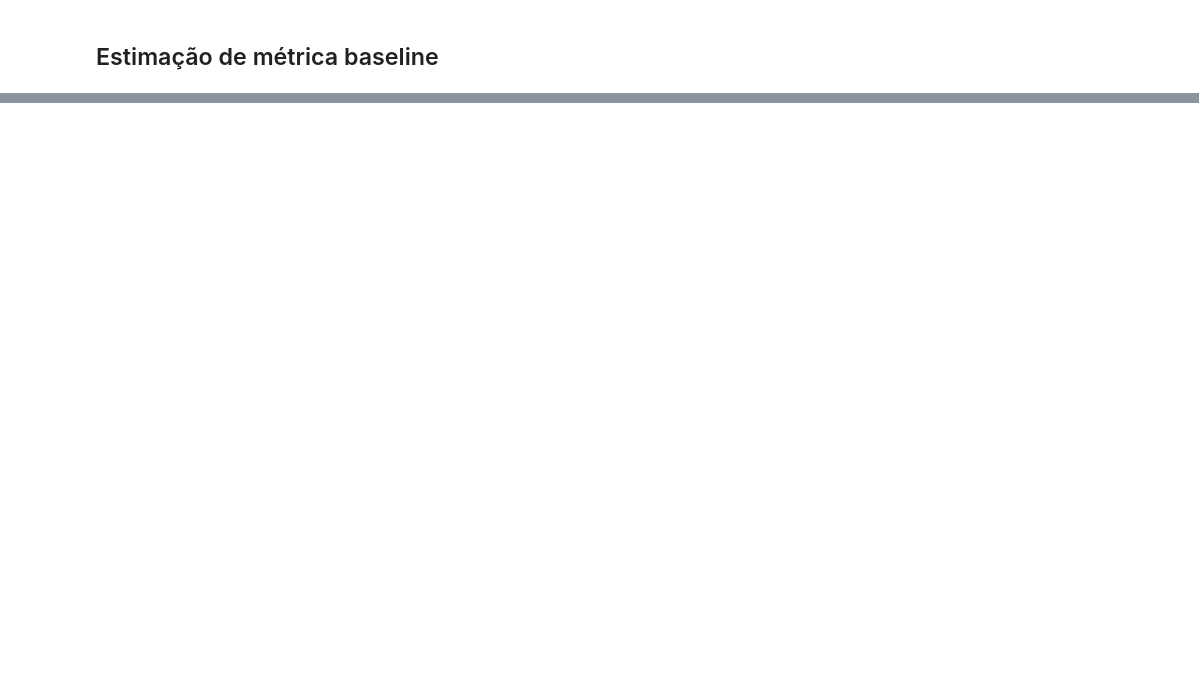
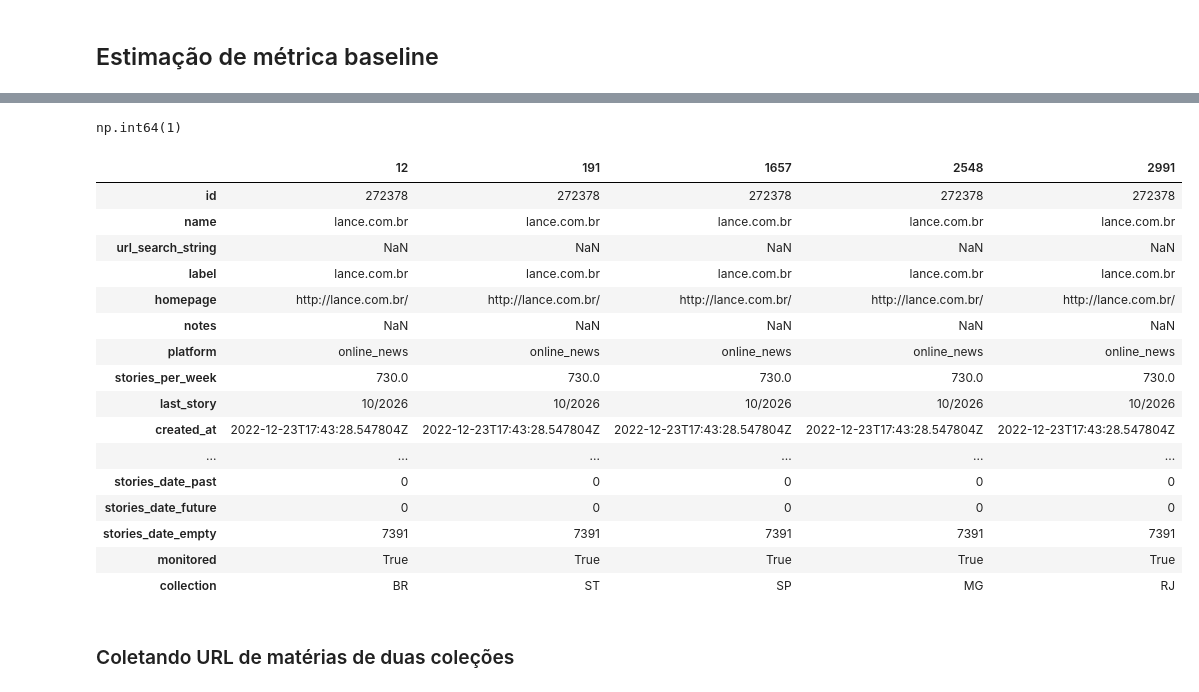
Before and after one commit to cewebbr/cordata, a Jupyter notebook: analises/90_analises-para-automatizacao-jornalismo.ipynb, the cells around one changed output, grey strips where cells are left out. Cells and saved outputs as stored; diff of their text form; code cells hidden in the pictures; blank space fills up the shorter version.

```diff
--- a/analises/90_analises-para-automatizacao-jornalismo.ipynb
+++ b/analises/90_analises-para-automatizacao-jornalismo.ipynb
@@ -117,0 +274,20 @@ accuracy_score(y_true, y_pred)
+# %%
+# Listando arquivos das coleções:
+national_files = ["../dados/mediacloud/brutos/collections/collection-34412257-brazil_national.csv",
+                  "../dados/mediacloud/brutos/collections/collection-38379250-brazil_state_local.csv"]
+
+collection_files = glob('../dados/mediacloud/brutos/collections/*.csv')
+uf_collection_files = [collection for collection in collection_files if collection not in national_files]
+# %%
+# Carrega coleções gerais:
+br_sources_df = pd.read_csv(national_files[0])
+br_sources_df['collection'] = 'BR'
+st_sources_df = pd.read_csv(national_files[1])
+st_sources_df['collection'] = 'ST'
+# %%
+# Carregando fontes das coleções dos estados:
+uf_sources = [etl_uf_collection(f) for f in uf_collection_files]
+uf_sources_df = pd.concat(uf_sources, ignore_index=True)
+# %%
+# Junta todas as fontes:
+all_sources_df = pd.concat([br_sources_df, st_sources_df, uf_sources_df], ignore_index=True)
@@ -117,0 +410,26 @@ accuracy_score(y_true, y_pred)
+# %%
+st_sources_df['homepage'].str.replace('https://','http://').str.rstrip("/").value_counts().loc['http://lance.com.br']
+# %% [output]
+np.int64(1)
+# %%
+all_sources_df.query('name == "lance.com.br"').transpose()
+# %% [output]
+|  | 12 | 191 | 1657 | 2548 | 2991 |
+| id | 272378 | 272378 | 272378 | 272378 | 272378 |
+| name | lance.com.br | lance.com.br | lance.com.br | lance.com.br | lance.com.br |
+| url_search_string | NaN | NaN | NaN | NaN | NaN |
+| label | lance.com.br | lance.com.br | lance.com.br | lance.com.br | lance.com.br |
+| homepage | http://lance.com.br/ | http://lance.com.br/ | http://lance.com.br/ | http://lance.com.br/ | http://lance.com.br/ |
+| notes | NaN | NaN | NaN | NaN | NaN |
+| platform | online_news | online_news | online_news | online_news | online_news |
+| stories_per_week | 730.0 | 730.0 | 730.0 | 730.0 | 730.0 |
+| last_story | 10/2026 | 10/2026 | 10/2026 | 10/2026 | 10/2026 |
+| created_at | 2022-12-23T17:43:28.547804Z | 2022-12-23T17:43:28.547804Z | 2022-12-23T17:43:28.547804Z | 2022-12-23T17:43:28.547804Z | 2022-12-23T17:43:28.547804Z |
+| ... | ... | ... | ... | ... | ... |
+| stories_date_past | 0 | 0 | 0 | 0 | 0 |
+| stories_date_future | 0 | 0 | 0 | 0 | 0 |
+| stories_date_empty | 7391 | 7391 | 7391 | 7391 | 7391 |
+| monitored | True | True | True | True | True |
+| collection | BR | ST | SP | MG | RJ |
+# %% [markdown]
+### Coletando URL de matérias de duas coleções
```
Also changed, not shown: parts of 61 cells of this notebook.
